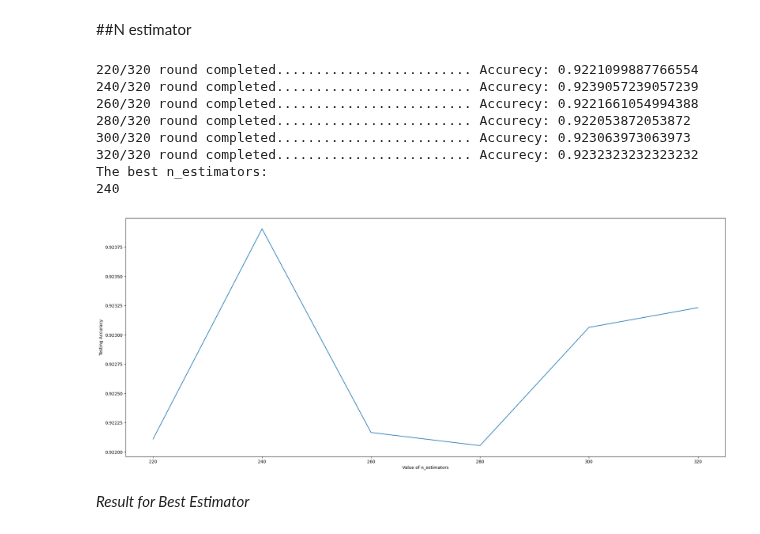
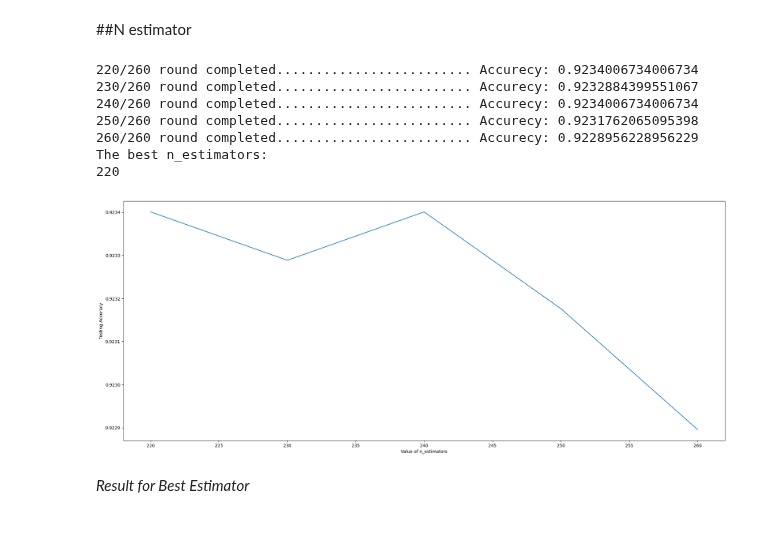
Before and after one commit to RKNahid/ASSDML, a Jupyter notebook: Project_Tuning.ipynb, the cells around one changed output. Saved outputs shown, nothing was run; the diff lists cells and outputs as text; code cells hidden in the pictures.

```diff
--- a/Project_Tuning.ipynb
+++ b/Project_Tuning.ipynb
@@ -55,47 +55,46 @@ x_train, y_train = balance(x_train, y_train)
 # %%
 from sklearn.ensemble import RandomForestClassifier
 from sklearn.metrics import accuracy_score
-N=320
-k_range = range (220,N+1,20)
+N=260
+k_range = range (220,N+1,10)
 scores={}
 scores_list = []
 for k in k_range:
   classifier = RandomForestClassifier(n_estimators=k)
   classifier.fit(x_train,y_train)
   y_pred=classifier.predict(x_test)
   scores[k] = accuracy_score(y_test,y_pred)
   scores_list.append(accuracy_score(y_test,y_pred))
   print(str(k)+"/"+str(N)+" round completed......................... Accurecy: "+str(accuracy_score(y_test,y_pred)))
 
 
 
 %matplotlib inline
 import matplotlib.pyplot as plt
 
 plt.figure(figsize = (25,10))
 plt.plot(k_range,scores_list)
 plt.xlabel('Value of n_estimators')
 plt.ylabel ('Testing Accuracy')
 
 
 
 print("The best n_estimators:")
 best_estimator=list(scores.keys())[scores_list.index(max(scores_list))]
 print(best_estimator)
 
 
 
-#240
+#250
 # %% [output]
-220/320 round completed......................... Accurecy: 0.9221099887766554
-240/320 round completed......................... Accurecy: 0.9239057239057239
-260/320 round completed......................... Accurecy: 0.9221661054994388
-280/320 round completed......................... Accurecy: 0.922053872053872
-300/320 round completed......................... Accurecy: 0.923063973063973
-320/320 round completed......................... Accurecy: 0.9232323232323232
+220/260 round completed......................... Accurecy: 0.9234006734006734
+230/260 round completed......................... Accurecy: 0.9232884399551067
+240/260 round completed......................... Accurecy: 0.9234006734006734
+250/260 round completed......................... Accurecy: 0.9231762065095398
+260/260 round completed......................... Accurecy: 0.9228956228956229
 The best n_estimators:
-240
+220
-[figure, old version]
+[figure, new version]
 # %% [markdown]
 *Result for Best Estimator*
 # %%
```
Also changed, not shown: parts of 2 cells of this notebook.
